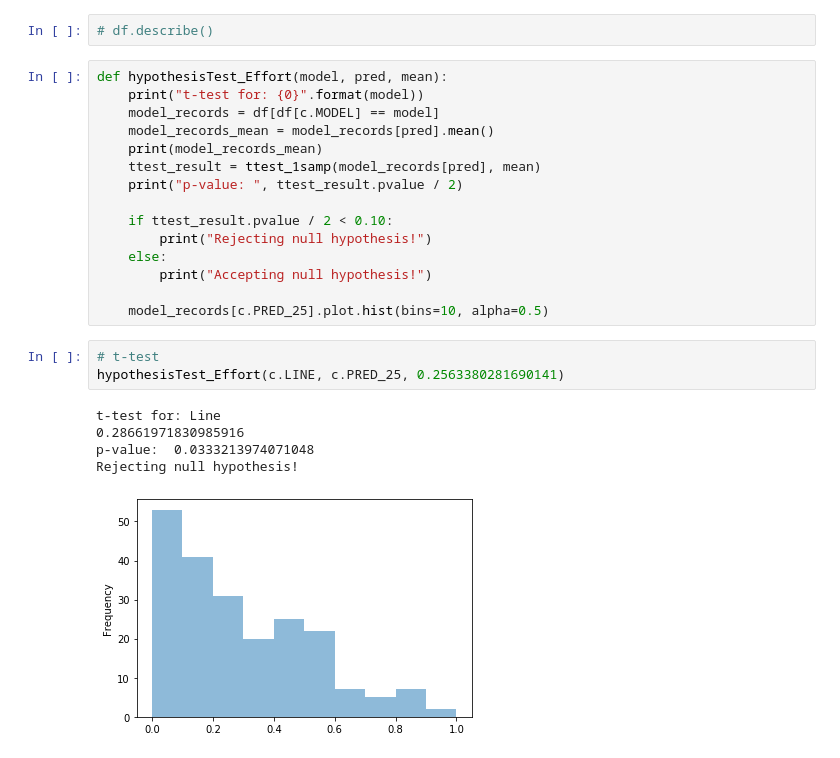
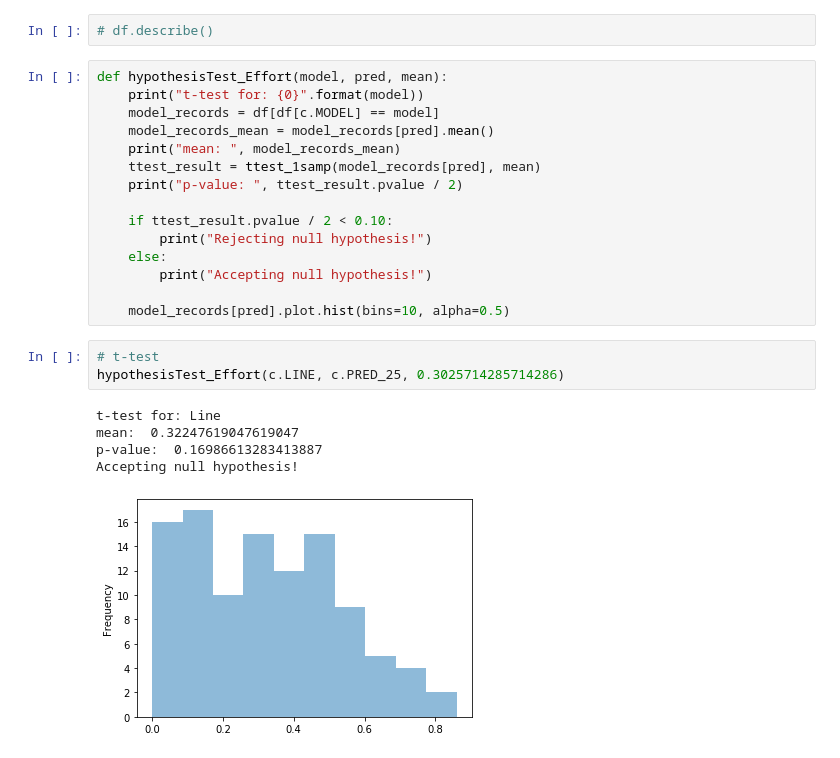
Before and after one commit to housemex408/iROIEstimator, a Jupyter notebook: scripts/notebook/results/hypothesis_2.ipynb, the cells around one changed output. Cells and saved outputs as stored; diff of their text form.

```diff
--- a/scripts/notebook/results/hypothesis_2.ipynb
+++ b/scripts/notebook/results/hypothesis_2.ipynb
@@ -18,7 +18,7 @@ def hypothesisTest_Effort(model, pred, mean):
     print("t-test for: {0}".format(model))
     model_records = df[df[c.MODEL] == model]
     model_records_mean = model_records[pred].mean()
-    print(model_records_mean)
+    print("mean: ", model_records_mean)
     ttest_result = ttest_1samp(model_records[pred], mean)
     print("p-value: ", ttest_result.pvalue / 2)
 
@@ -27,14 +27,14 @@ def hypothesisTest_Effort(model, pred, mean):
     else:
         print("Accepting null hypothesis!")
 
-    model_records[c.PRED_25].plot.hist(bins=10, alpha=0.5)
+    model_records[pred].plot.hist(bins=10, alpha=0.5)
 # %%
 # t-test
-hypothesisTest_Effort(c.LINE, c.PRED_25, 0.2563380281690141)
+hypothesisTest_Effort(c.LINE, c.PRED_25, 0.3025714285714286)
 # %% [output]
 t-test for: Line
-0.28661971830985916
-p-value:  0.0333213974071048
-Rejecting null hypothesis!
+mean:  0.32247619047619047
+p-value:  0.16986613283413887
+Accepting null hypothesis!
-[figure, old version]
+[figure, new version]
 # %%
```
Also changed, not shown: parts of 3 cells of this notebook, 8 other files.
